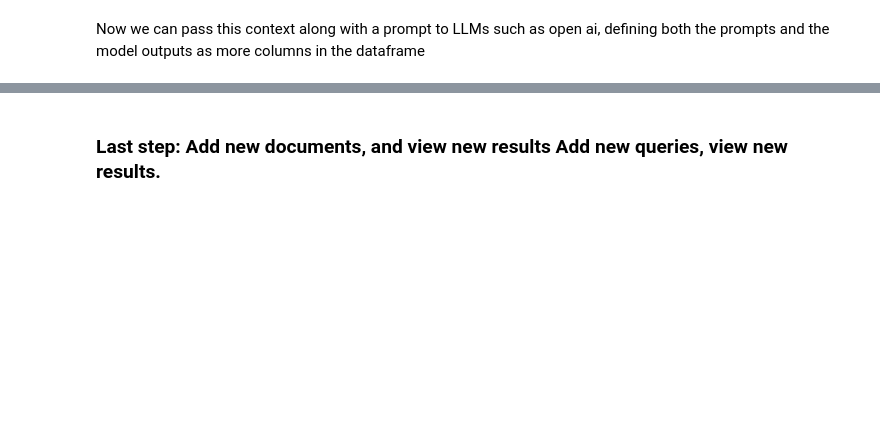
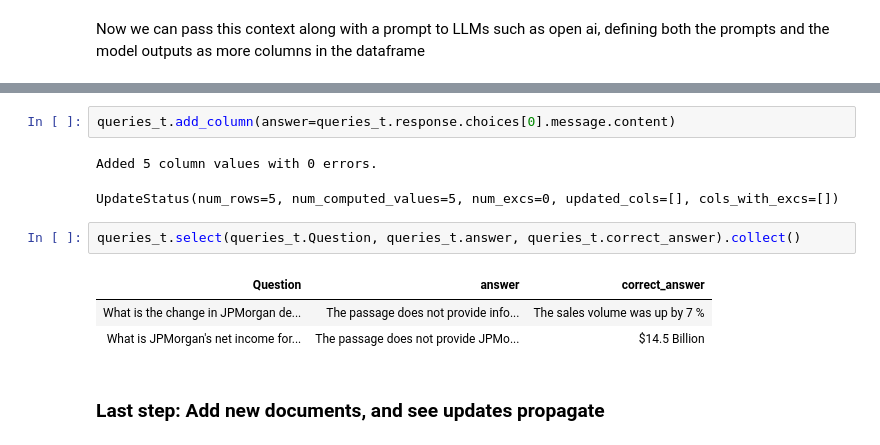
Before and after one commit to orm011/pixeltable, a Jupyter notebook: docs/tutorials/document-demo-anm.ipynb, the cells around one changed output, grey strips where cells are left out. Drawn from its saved outputs; the diff is of its cells as text; blank space fills up the shorter version.

```diff
--- a/docs/tutorials/document-demo-anm.ipynb
+++ b/docs/tutorials/document-demo-anm.ipynb
@@ -402,2 +245,13 @@ question_context.select
+# %%
+queries_t.add_column(answer=queries_t.response.choices[0].message.content)
+# %% [output]
+Added 5 column values with 0 errors.
+UpdateStatus(num_rows=5, num_computed_values=5, num_excs=0, updated_cols=[], cols_with_excs=[])
+# %%
+queries_t.select(queries_t.Question, queries_t.answer, queries_t.correct_answer).collect()
+# %% [output]
+| Question | answer | correct_answer |
+| What is the change in JPMorgan de... | The passage does not provide info... | The sales volume was up by 7 % |
+| What is JPMorgan's net income for... | The passage does not provide JPMo... | $14.5 Billion |
 # %% [markdown]
-### Last step: Add new documents, and view new results Add new queries, view new results.
+### Last step: Add new documents, and see updates propagate
```
Also changed, not shown: parts of 51 cells of this notebook, 1 other file.
